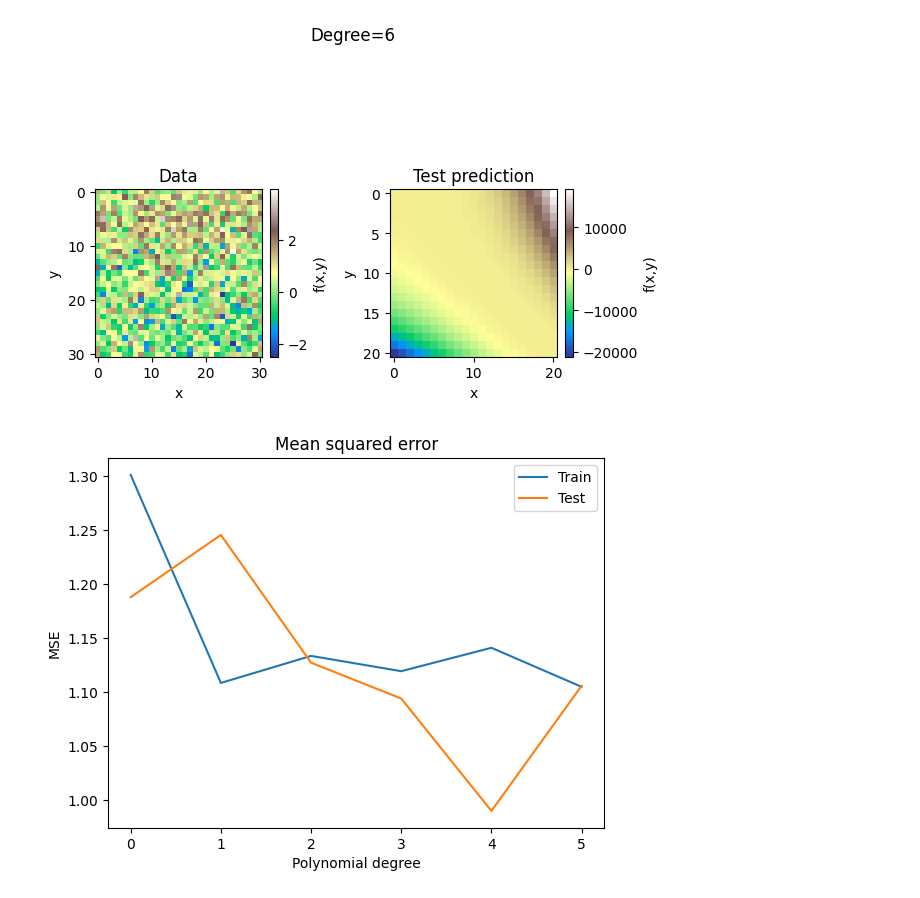
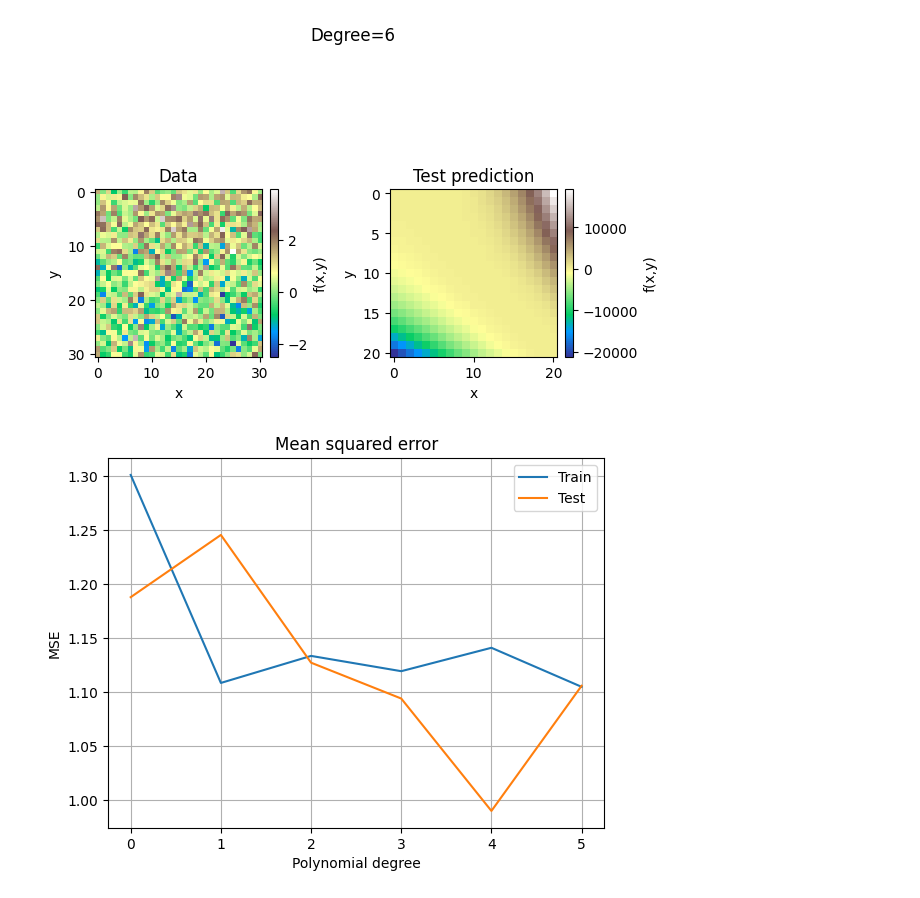
Before and after one commit to LassePladsen/FYS-STK3155-projects, a Jupyter notebook: project1/source_code/part_a_franke_OLS.ipynb, the cells around one changed output. Cells and saved outputs as stored; diff of their text form; code cells hidden in the pictures.

```diff
--- a/project1/source_code/part_a_franke_OLS.ipynb
+++ b/project1/source_code/part_a_franke_OLS.ipynb
@@ -149,15 +149,16 @@ plt.tight_layout()
 # %%
 # Plot the MSE as function of poly. degree
 plt.figure()
 plt.plot(degrees, train_mse, label="Train")
 plt.plot(degrees, test_mse, label="Test")
 plt.legend()
 plt.title("Mean squared error")
 plt.xlabel("Polynomial degree")
 plt.ylabel("MSE")
+plt.grid()
 plt.savefig(FIGURES_DIR / "part_a_MSE.png")
 # %% [output]
-[figure, old version]
+[figure, new version]
 # %%
 # Plot R2 scores as function of poly. degree
 plt.figure()
```
Also changed, not shown: parts of 2 cells of this notebook, 13 other files.
